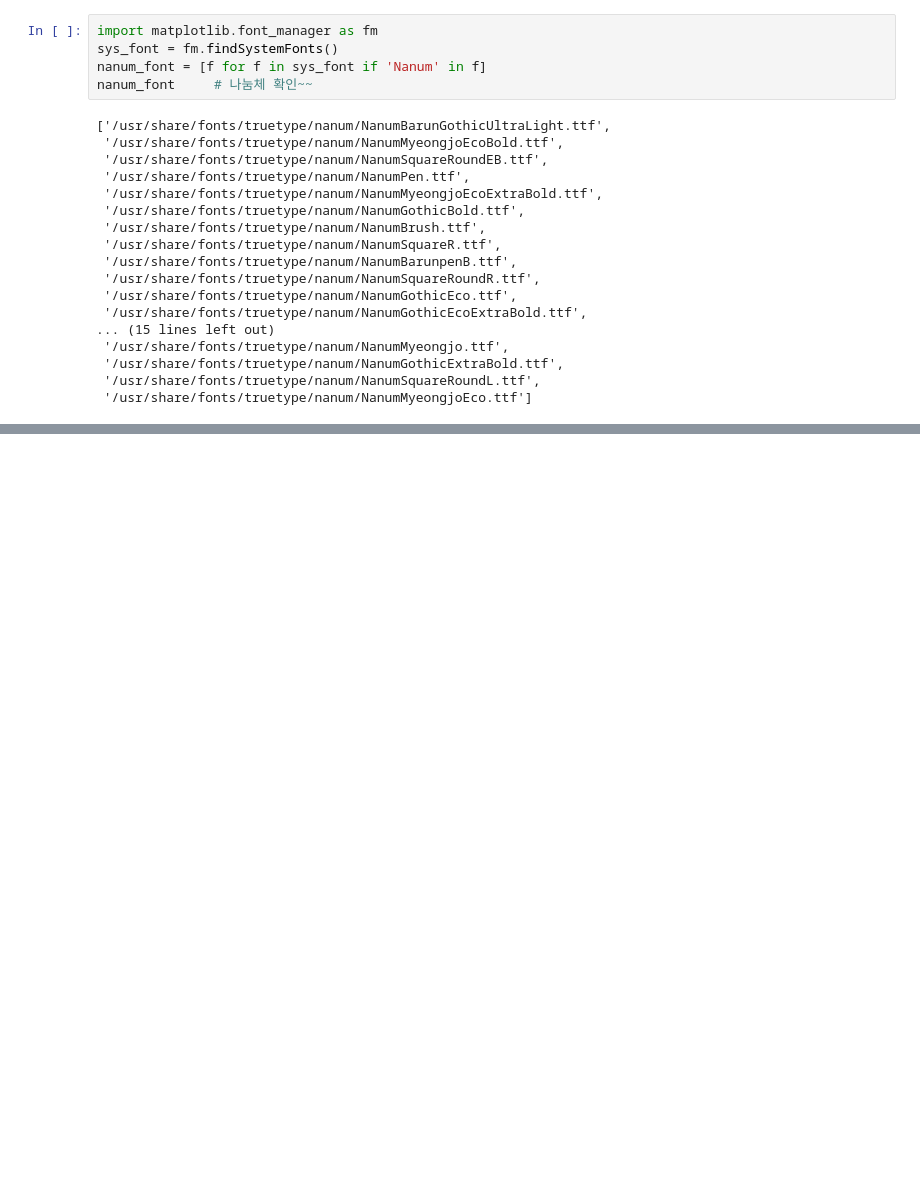
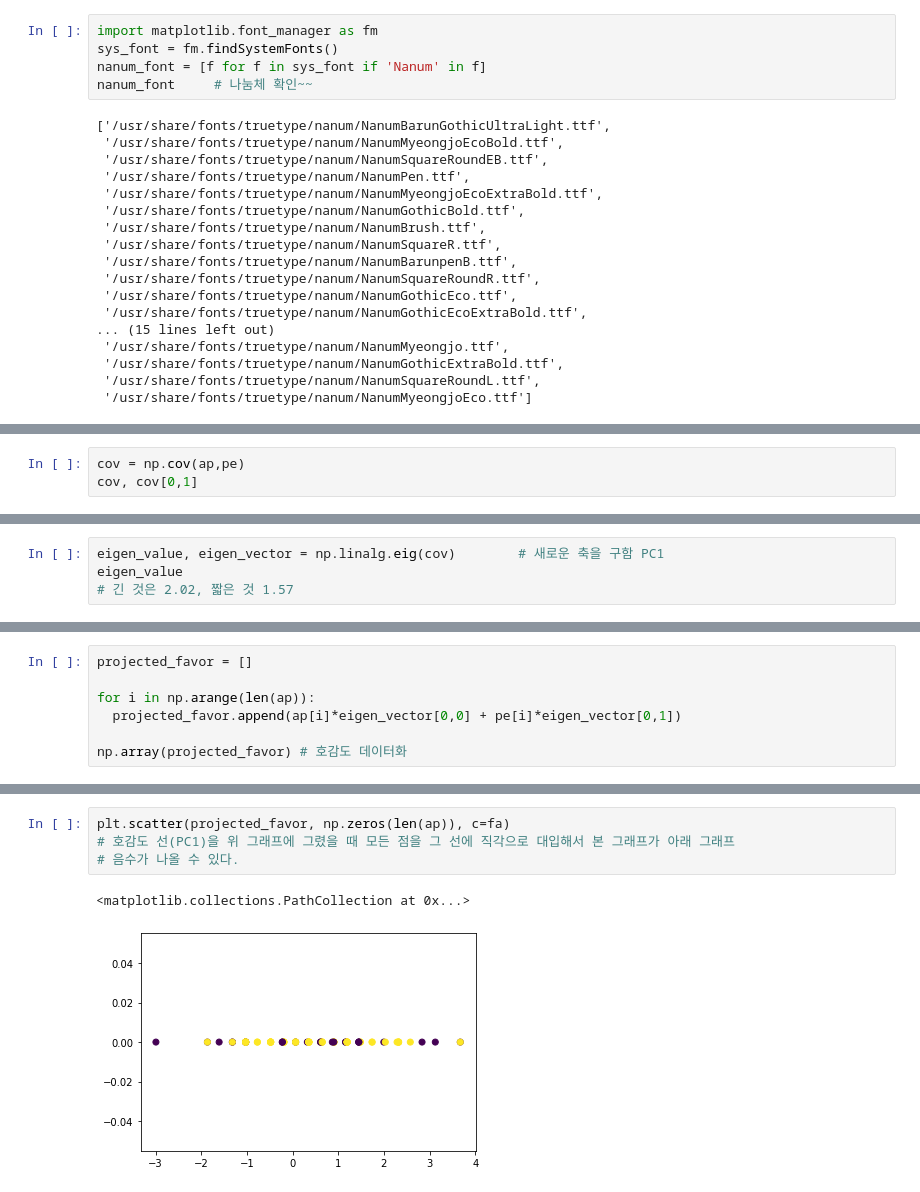
Before and after one commit to eaglehkim/python, a Jupyter notebook: prac2.ipynb, the cells around one changed output, grey strips where cells are left out. Drawn from its saved outputs; the diff is of its cells as text; blank space fills up the shorter version.

```diff
--- a/prac2.ipynb
+++ b/prac2.ipynb
@@ -2602,0 +2719,3 @@ nanum_font     # 나눔체 확인~~
+# %%
+cov = np.cov(ap,pe)
+cov, cov[0,1]
@@ -2602,0 +2725,4 @@ nanum_font     # 나눔체 확인~~
+# %%
+eigen_value, eigen_vector = np.linalg.eig(cov)        # 새로운 축을 구함 PC1
+eigen_value
+# 긴 것은 2.02, 짧은 것 1.57
@@ -2602,0 +2747,7 @@ nanum_font     # 나눔체 확인~~
+# %%
+projected_favor = []
+
+for i in np.arange(len(ap)):
+  projected_favor.append(ap[i]*eigen_vector[0,0] + pe[i]*eigen_vector[0,1])
+
+np.array(projected_favor) # 호감도 데이터화
@@ -2602,0 +2783,7 @@ nanum_font     # 나눔체 확인~~
+# %%
+plt.scatter(projected_favor, np.zeros(len(ap)), c=fa)
+# 호감도 선(PC1)을 위 그래프에 그렸을 때 모든 점을 그 선에 직각으로 대입해서 본 그래프가 아래 그래프
+# 음수가 나올 수 있다.
+# %% [output]
+<matplotlib.collections.PathCollection at 0x...>
+[figure, added]
```
Also changed, not shown: parts of 24 cells of this notebook.
